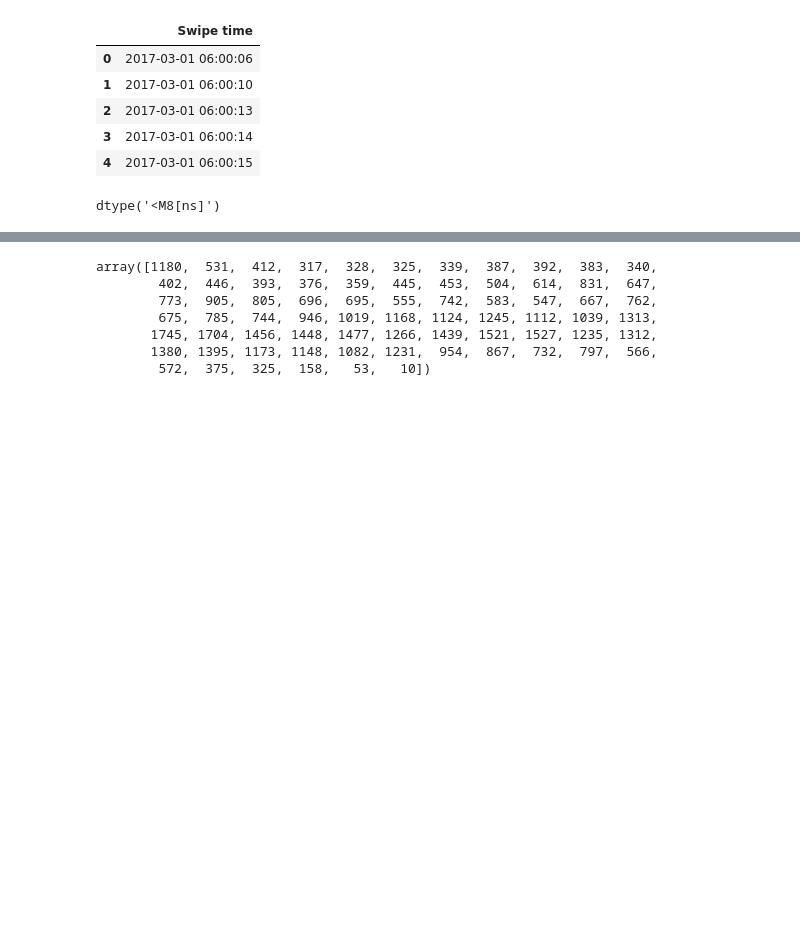
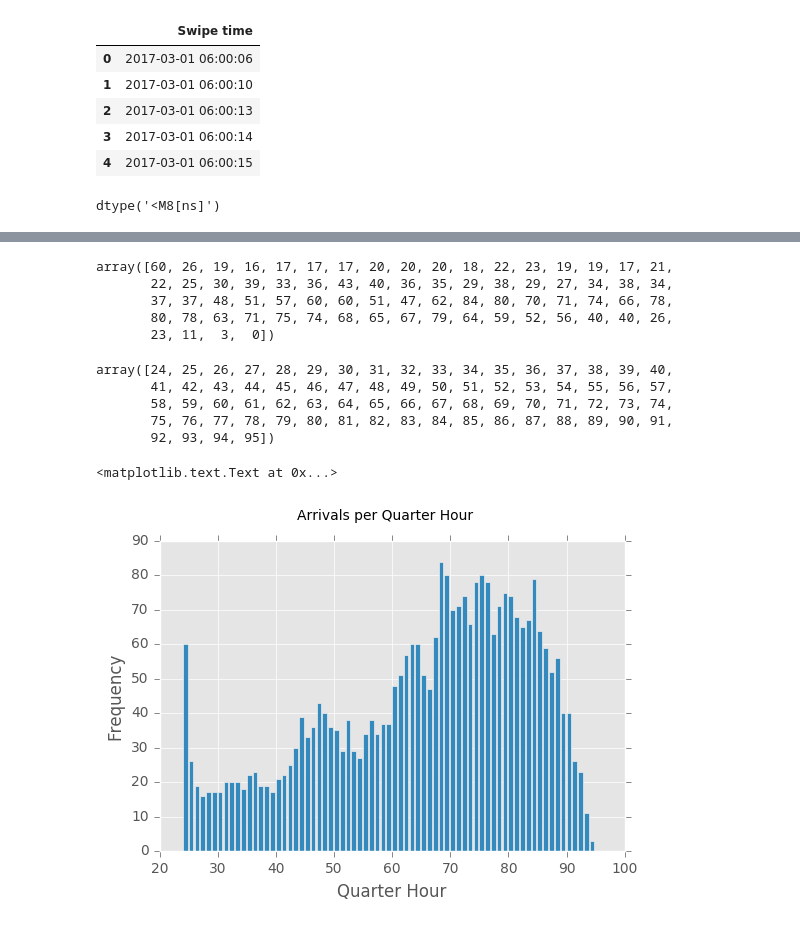
Before and after one commit to spkelle2/IE_413, a Jupyter notebook: project/swipe_right.ipynb, the cells around one changed output, grey strips where cells are left out. Cells and saved outputs as stored; diff of their text form; code cells hidden in the pictures; blank space fills up the shorter version.

```diff
--- a/project/swipe_right.ipynb
+++ b/project/swipe_right.ipynb
@@ -68,12 +113,34 @@ df.head(10)
 # %%
-# count number of arrivals per quarter hour on weekdays
-f = np.bincount(df['quarter hour'].values)[24:]
+# count average number of arrivals per quarter hour on weekdays
+start = 24
+f = np.bincount(df['quarter hour'].values)[start:]/total_days
 f
 # %% [output]
-array([1180,  531,  412,  317,  328,  325,  339,  387,  392,  383,  340,
-        402,  446,  393,  376,  359,  445,  453,  504,  614,  831,  647,
-        773,  905,  805,  696,  695,  555,  742,  583,  547,  667,  762,
-        675,  785,  744,  946, 1019, 1168, 1124, 1245, 1112, 1039, 1313,
-       1745, 1704, 1456, 1448, 1477, 1266, 1439, 1521, 1527, 1235, 1312,
-       1380, 1395, 1173, 1148, 1082, 1231,  954,  867,  732,  797,  566,
-        572,  375,  325,  158,   53,   10])
+array([60, 26, 19, 16, 17, 17, 17, 20, 20, 20, 18, 22, 23, 19, 19, 17, 21,
+       22, 25, 30, 39, 33, 36, 43, 40, 36, 35, 29, 38, 29, 27, 34, 38, 34,
+       37, 37, 48, 51, 57, 60, 60, 51, 47, 62, 84, 80, 70, 71, 74, 66, 78,
+       80, 78, 63, 71, 75, 74, 68, 65, 67, 79, 64, 59, 52, 56, 40, 40, 26,
+       23, 11,  3,  0])
+# %%
+# create bins for counting when people come during the day
+bin_starts = np.arange(start, f.size+start)
+first_bin = bin_starts[0]
+bin_starts
+# %% [output]
+array([24, 25, 26, 27, 28, 29, 30, 31, 32, 33, 34, 35, 36, 37, 38, 39, 40,
+       41, 42, 43, 44, 45, 46, 47, 48, 49, 50, 51, 52, 53, 54, 55, 56, 57,
+       58, 59, 60, 61, 62, 63, 64, 65, 66, 67, 68, 69, 70, 71, 72, 73, 74,
+       75, 76, 77, 78, 79, 80, 81, 82, 83, 84, 85, 86, 87, 88, 89, 90, 91,
+       92, 93, 94, 95])
+# %%
+# graph how many people come to the arc/15 minute intervals
+# try to find rouhgly homogeneous interarrival rates in the data
+plt.style.use('ggplot')
+fig, ax = plt.subplots()
+ax.bar(bin_starts, f)
+ax.set_xlabel('Quarter Hour')
+ax.set_ylabel('Frequency')
+fig.suptitle('Arrivals per Quarter Hour')
+# %% [output]
+<matplotlib.text.Text at 0x...>
+[figure, added]
```
Also changed, not shown: parts of 15 cells of this notebook.
